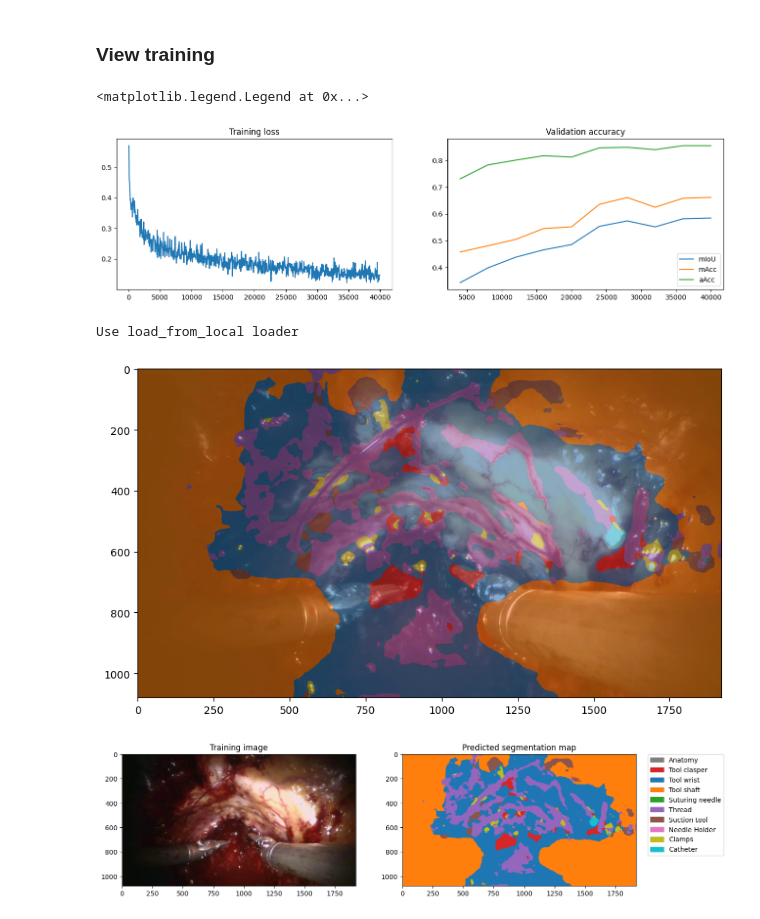
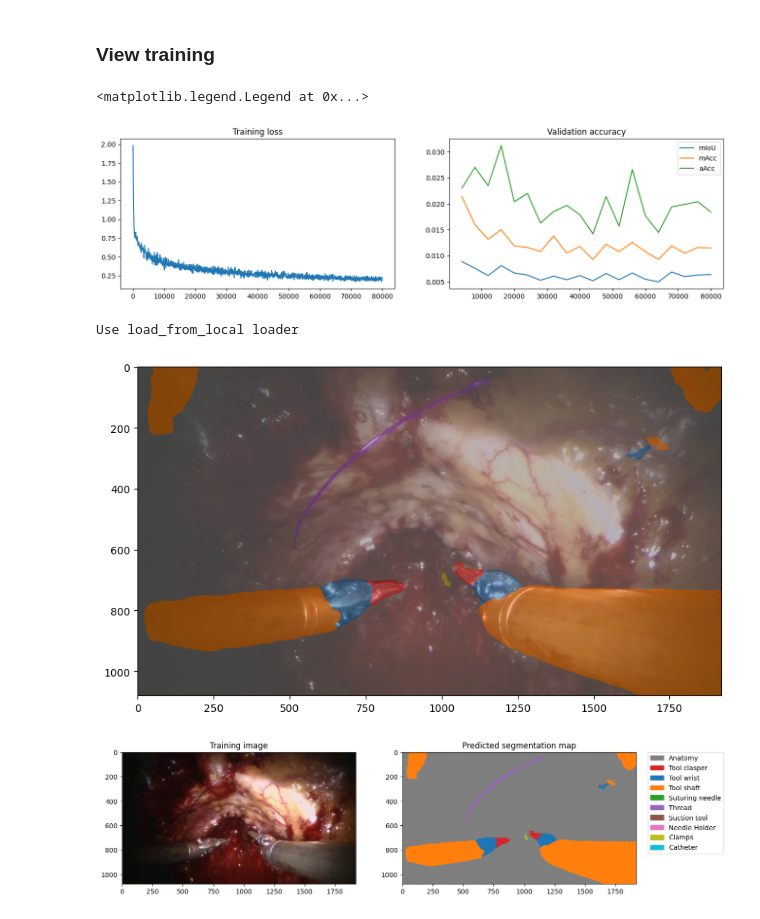
Before and after one commit to yhdeng-ryan/Segformer_RARP50, a Jupyter notebook: work_dirs/view_results.ipynb, the cells around one changed output. Saved outputs shown, nothing was run; the diff lists cells and outputs as text; code cells hidden in the pictures.

```diff
--- a/work_dirs/view_results.ipynb
+++ b/work_dirs/view_results.ipynb
@@ -64,7 +64,7 @@ import json
 train_iter, train_lr, train_decode_acc, train_loss = [], [], [], []
 val_iter, val_miou, val_macc, val_aacc  = [], [], [], []
 
-f = open('./segformer.b0.512x512.rarp50.40k/20230502_112952.log.json', 'r')
+f = open('./segformer.b1.512x512.rarp50.80k/20230503_132722.log.json', 'r')
 lines = f.readlines()
 lines.pop(0)
 for line in lines:
@@ -93,23 +93,23 @@ plt.title("Validation accuracy")
 plt.legend(["mIoU", "mAcc", "aAcc"])
 # %% [output]
 <matplotlib.legend.Legend at 0x...>
-[figure, old version]
+[figure, new version]
 # %%
 from mmseg.apis import init_segmentor, inference_segmentor, show_result_pyplot
 from mmseg.core.evaluation import get_palette
 
-config_file = '../local_configs/segformer/B0/segformer.b0.512x512.rarp50.test.py'
-checkpoint_file = './segformer.b0.512x512.rarp50.40k/latest.pth'
+config_file = './segformer.b1.512x512.rarp50.80k/segformer.b1.512x512.rarp50.80k.py'
+checkpoint_file = './segformer.b1.512x512.rarp50.80k/latest.pth'
 
 model = init_segmentor(config_file, checkpoint_file, device='cuda:0')
 img_dir = f_name_list[idx][0]
 result = inference_segmentor(model, img_dir)
-palette = np.array([mpl.colors.to_rgb(c) for c in colors[1:]])*255
+palette = np.array([mpl.colors.to_rgb(c) for c in colors])*255
 
 show_result_pyplot(model, img_dir, result, palette.astype(int), (10,6))
 # %% [output]
 Use load_from_local loader
-[figure, old version]
+[figure, new version]
 # %%
 plt.figure(figsize=(14,20))
 plt.subplot(121)
@@ -121,7 +121,7 @@ plt.subplot(122)
 img_seg = np.zeros(img_rgb.shape, dtype=float)
 for i in range(img_seg.shape[0]):
     for j in range(img_seg.shape[1]):
-        img_seg[i,j,:] = palette_dict[result[0][i,j]+1]
+        img_seg[i,j,:] = palette_dict[result[0][i,j]]
 
 patches = [mpatches.Patch(color=colors[i], label=cls) for i, cls in enumerate(classes)]
 plt.legend(handles=patches, bbox_to_anchor=(1.05, 1), loc=2, borderaxespad=0.,
@@ -130,4 +130,4 @@ plt.imshow(img_seg)
 plt.title("Predicted segmentation map")
 plt.show()
 # %% [output]
-[figure, old version]
+[figure, new version]
```
Also changed, not shown: parts of 1 cell of this notebook.
